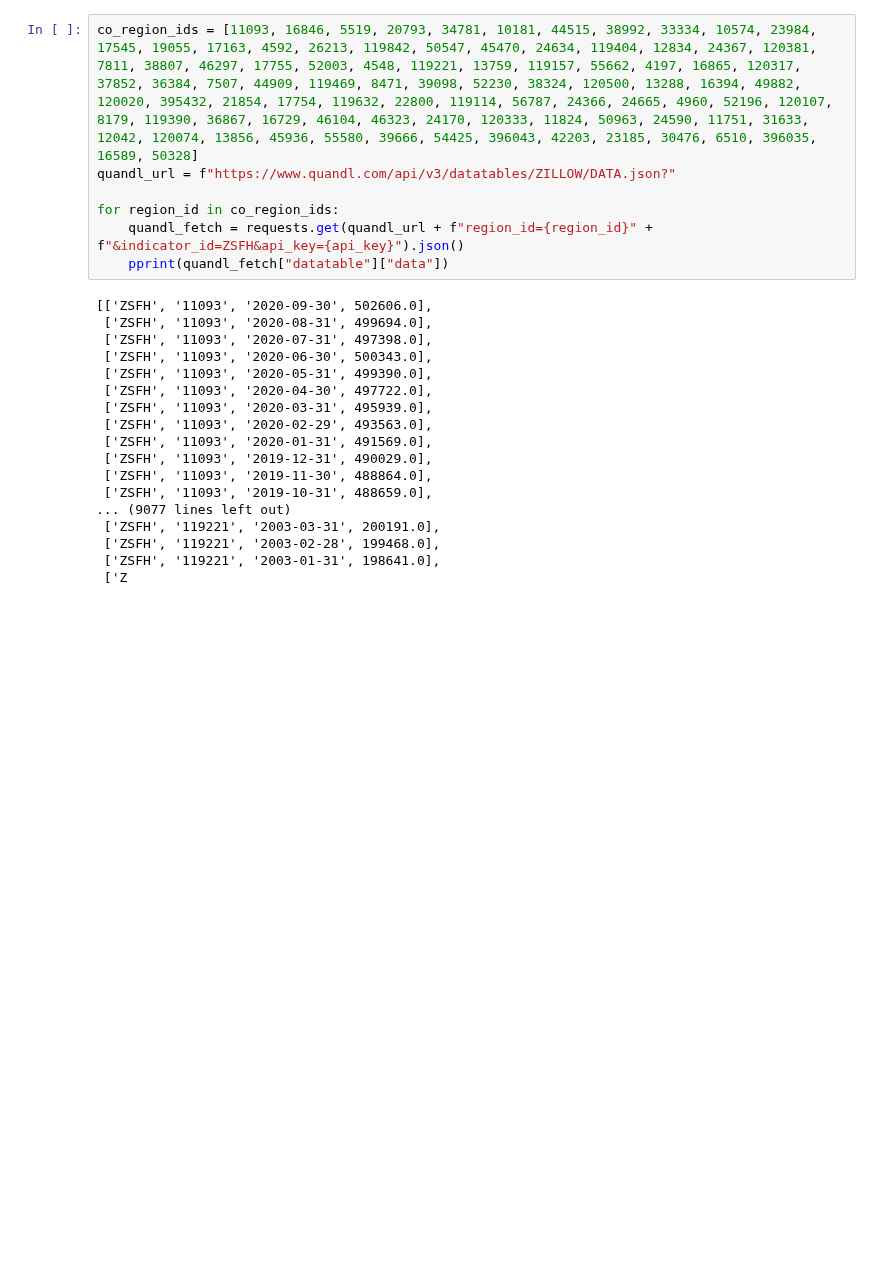
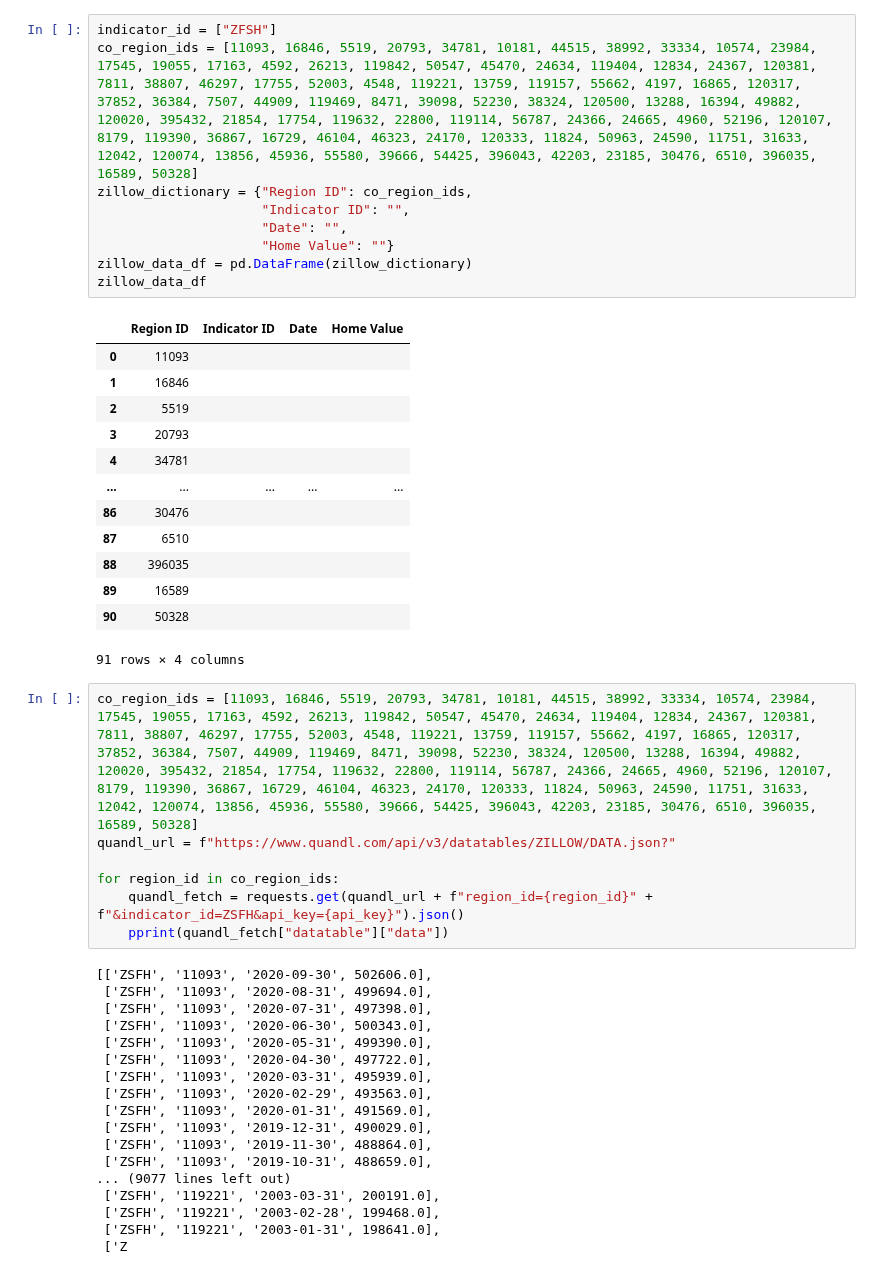
Before and after one commit to binetala/The_Very_Best_Team, a Jupyter notebook: Cole/zillow_data.ipynb, the cells around one changed output. Saved outputs shown, nothing was run; the diff lists cells and outputs as text; blank space fills up the shorter version.

```diff
--- a/Cole/zillow_data.ipynb
+++ b/Cole/zillow_data.ipynb
@@ -27,3 +34,26 @@ data
+# %%
+indicator_id = ["ZFSH"]
+co_region_ids = [11093, 16846, 5519, 20793, 34781, 10181, 44515, 38992, 33334, 10574, 23984, 17545, 19055, 17163, 4592, 26213, 119842, 50547, 45470, 24634, 119404, 12834, 24367, 120381, 7811, 38807, 46297, 17755, 52003, 4548, 119221, 13759, 119157, 55662, 4197, 16865, 120317, 37852, 36384, 7507, 44909, 119469, 8471, 39098, 52230, 38324, 120500, 13288, 16394, 49882, 120020, 395432, 21854, 17754, 119632, 22800, 119114, 56787, 24366, 24665, 4960, 52196, 120107, 8179, 119390, 36867, 16729, 46104, 46323, 24170, 120333, 11824, 50963, 24590, 11751, 31633, 12042, 120074, 13856, 45936, 55580, 39666, 54425, 396043, 42203, 23185, 30476, 6510, 396035, 16589, 50328]
+zillow_dictionary = {"Region ID": co_region_ids,
+                     "Indicator ID": "",
+                     "Date": "",
+                     "Home Value": ""}
+zillow_data_df = pd.DataFrame(zillow_dictionary)
+zillow_data_df
+# %% [output]
+|  | Region ID | Indicator ID | Date | Home Value |
+| 0 | 11093 |  |  |  |
+| 1 | 16846 |  |  |  |
+| 2 | 5519 |  |  |  |
+| 3 | 20793 |  |  |  |
+| 4 | 34781 |  |  |  |
+| ... | ... | ... | ... | ... |
+| 86 | 30476 |  |  |  |
+| 87 | 6510 |  |  |  |
+| 88 | 396035 |  |  |  |
+| 89 | 16589 |  |  |  |
+| 90 | 50328 |  |  |  |
+91 rows × 4 columns
 # %%
 co_region_ids = [11093, 16846, 5519, 20793, 34781, 10181, 44515, 38992, 33334, 10574, 23984, 17545, 19055, 17163, 4592, 26213, 119842, 50547, 45470, 24634, 119404, 12834, 24367, 120381, 7811, 38807, 46297, 17755, 52003, 4548, 119221, 13759, 119157, 55662, 4197, 16865, 120317, 37852, 36384, 7507, 44909, 119469, 8471, 39098, 52230, 38324, 120500, 13288, 16394, 49882, 120020, 395432, 21854, 17754, 119632, 22800, 119114, 56787, 24366, 24665, 4960, 52196, 120107, 8179, 119390, 36867, 16729, 46104, 46323, 24170, 120333, 11824, 50963, 24590, 11751, 31633, 12042, 120074, 13856, 45936, 55580, 39666, 54425, 396043, 42203, 23185, 30476, 6510, 396035, 16589, 50328]
 quandl_url = f"https://www.quandl.com/api/v3/datatables/ZILLOW/DATA.json?"
```
Also changed, not shown: parts of 3 cells of this notebook.
